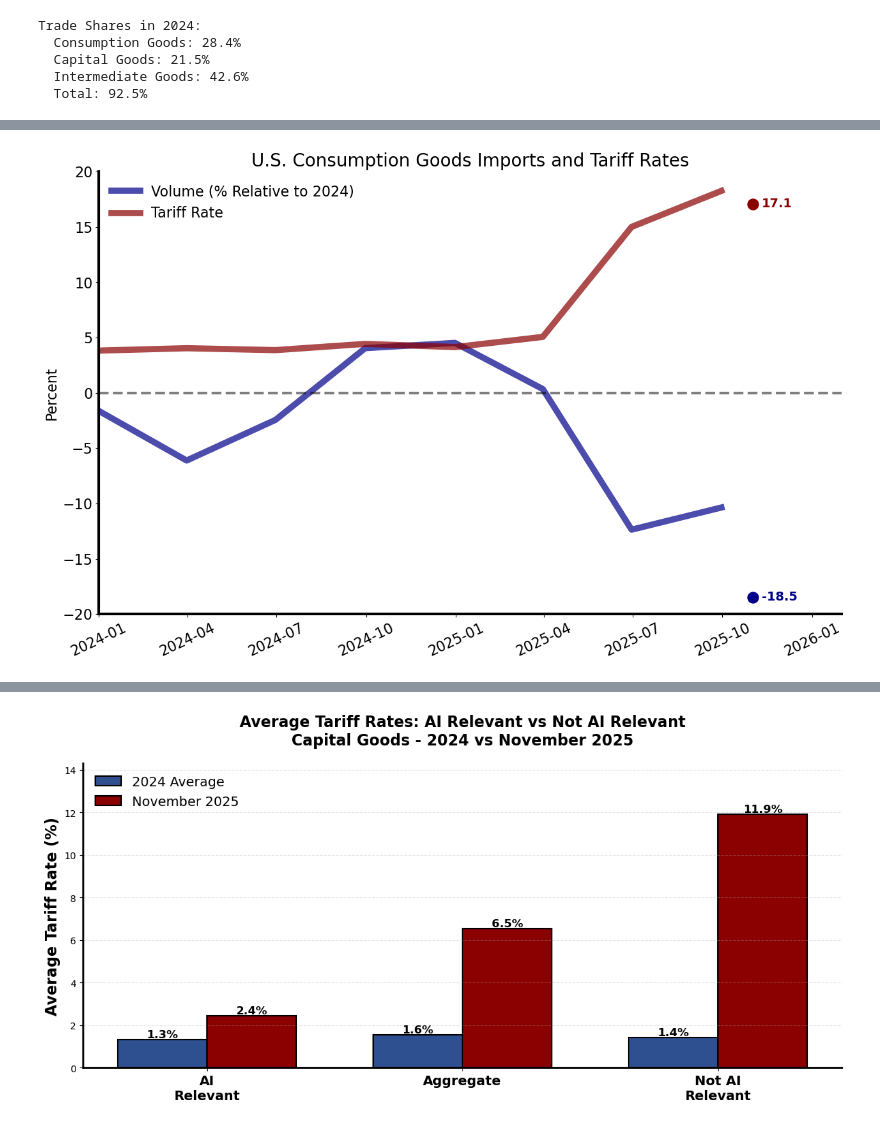
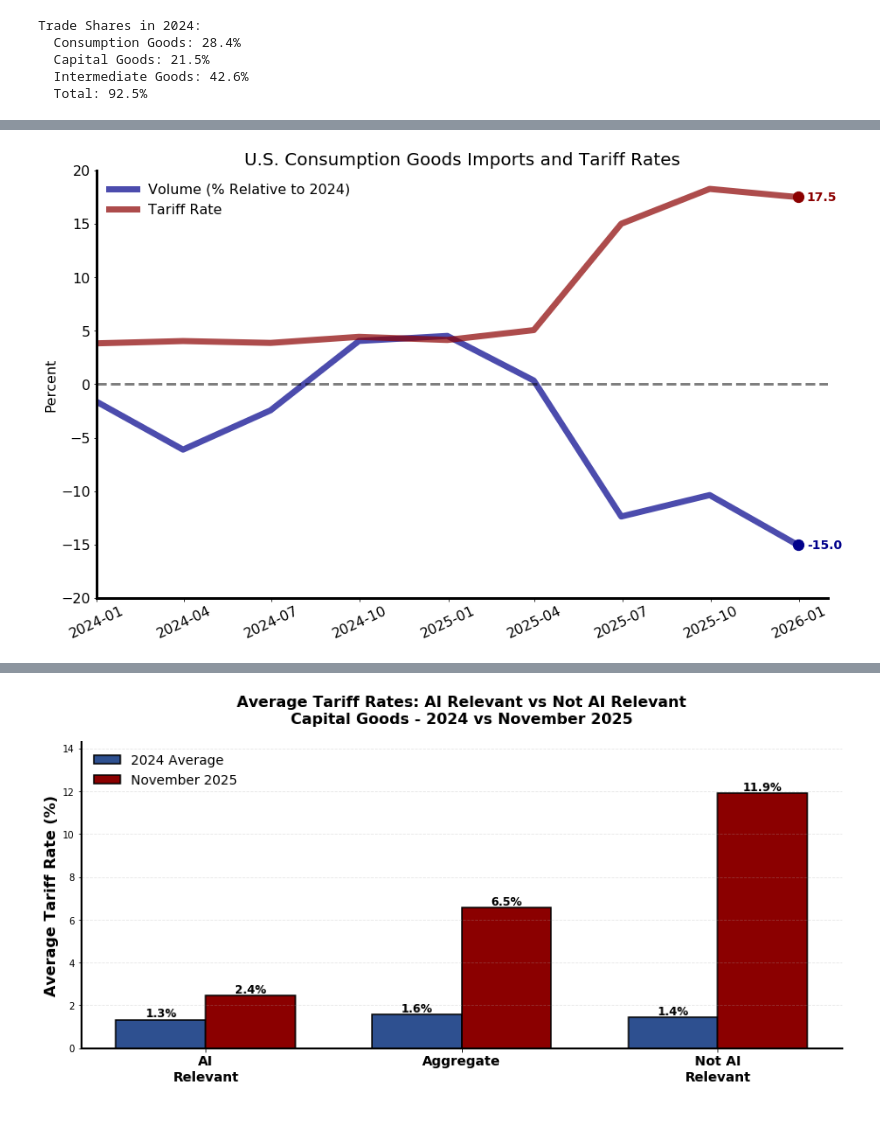
Before and after one commit to tradewartracker/trade-by-enduse, a Jupyter notebook: end-use-breakdown.ipynb, the cells around one changed output, grey strips where cells are left out. Cells and saved outputs as stored; diff of their text form; code cells hidden in the pictures.

```diff
--- a/end-use-breakdown.ipynb
+++ b/end-use-breakdown.ipynb
@@ -341,7 +311,7 @@ dfsec_monthly = dfsec.groupby("time").agg({"CON_VAL_MO": "sum", "CAL_DUT_MO": "s
 dfsec_monthly["tariff"] = 100 * dfsec_monthly["CAL_DUT_MO"] / dfsec_monthly["CON_VAL_MO"]
 dfsec_monthly.set_index("time", inplace=True)
 
-dfsec_quarterly = dfsec.set_index('time').resample('QE').agg({
+dfsec_quarterly = dfsec.set_index('time').resample('Q').agg({
     'CON_VAL_MO': 'sum',
     'CAL_DUT_MO': 'sum'
 })
@@ -359,105 +329,71 @@ sec_trade.set_index("time", inplace=True)
 
 fig, ax = plt.subplots(figsize = (15,9))
 
-# Create second y-axis
-# ax2 = ax.twinx()
+# All quarters are complete
+sec_trade_complete = sec_trade
 
-# Separate complete quarters from incomplete last quarter
-sec_trade_complete = sec_trade.iloc[:-1]
+# Compute volume series
+volume_series = 100*(4*sec_trade_complete["CON_VAL_MO"] / sec_trade["CON_VAL_MO"].loc[index_year].sum() - 1)
 
-# Plot volume on left axis (complete quarters)
-ax.plot(sec_trade_complete.index, 100*(4*sec_trade_complete["CON_VAL_MO"] / sec_trade["CON_VAL_MO"].loc[index_year].sum() - 1) ,
+# Plot volume
+ax.plot(sec_trade_complete.index, volume_series,
         color = "darkblue", alpha = 0.7, linewidth = 7, label="Volume (% Relative to 2024)")
 
-# Plot November 2025 monthly observation as a dot
-november_data = dfsec_monthly[(dfsec_monthly.index.year == 2025) & (dfsec_monthly.index.month == 11)].iloc[-1]
-november_date = november_data.name
-november_volume = 100*(12*november_data["CON_VAL_MO"] / sec_trade["CON_VAL_MO"].loc[index_year].sum() - 1)
-ax.scatter(
-    [november_date],
-    [november_volume],
-    color="darkblue", s=150, zorder=5
-)
-
-# Plot tariff on right axis (complete quarters)
-ax.plot(sec_trade_complete.index, sec_trade_complete["tariff"] ,
+# Plot tariff
+ax.plot(sec_trade_complete.index, sec_trade_complete["tariff"],
         color = "darkred", alpha = 0.7, linewidth = 7, label="Tariff Rate")
 
-# Plot November 2025 monthly tariff observation as a dot
-november_tariff = november_data["tariff"]
-ax.scatter(
-    [november_date],
-    [november_tariff],
-    color="darkred", s=150, zorder=5
-)
+# Annotate last quarterly observation
+last_date = sec_trade_complete.index[-1]
+last_volume = volume_series.iloc[-1]
+last_tariff = sec_trade_complete["tariff"].iloc[-1]
 
-# Add annotations for November observations
-ax.annotate(
-    f'{november_volume:.1f}',
-    xy=(november_date, november_volume),
-    xytext=(10, 0), textcoords='offset points',
-    fontsize=14, fontweight='bold', color='darkblue',
-    va='center'
-)
+ax.scatter([last_date], [last_volume], color="darkblue", s=150, zorder=5)
+ax.scatter([last_date], [last_tariff], color="darkred", s=150, zorder=5)
 
-ax.annotate(
-    f'{november_tariff:.1f}',
-    xy=(november_date, november_tariff),
-    xytext=(10, 0), textcoords='offset points',
-    fontsize=14, fontweight='bold', color='darkred',
-    va='center'
-)
+ax.annotate(f'{last_volume:.1f}',
+            xy=(last_date, last_volume),
+            xytext=(10, 0), textcoords='offset points',
+            fontsize=14, fontweight='bold', color='darkblue', va='center')
+
+ax.annotate(f'{last_tariff:.1f}',
+            xy=(last_date, last_tariff),
+            xytext=(10, 0), textcoords='offset points',
+            fontsize=14, fontweight='bold', color='darkred', va='center')
 
 ax.set_title("U.S. Consumption Goods Imports and Tariff Rates", fontsize = 20)
 
 ax.set_xlim([dt.datetime(2024,1,1), dt.datetime(2026,1,31)])
 
 ax.axhline(y=0, color='black', linestyle='--', linewidth=3, alpha=0.5)
 
-# ax2.axhline(y=sec_trade["tariff"].loc[index_year].mean(), color='darkred', linestyle='--', linewidth=3, alpha=0.5)
-
 ax.set_ylim(-20,20)
-# ax2.set_ylim(0,20)  # Adjust as needed for tariff scale
 
 ax.tick_params(axis='x', labelsize=16, rotation=25)
 ax.tick_params(axis='y', labelsize=16)
-# ax2.tick_params(axis='y', labelsize=16)
-
-# ax2.tick_params(axis='y', colors='darkred')
 
 ax.set_ylabel("Percent", fontsize=16)
-# ax.tick_params(axis='y', colors='darkblue')
-
-# ax2.set_ylabel("Tariff Rate (%)", fontsize=16, color="darkred")# Color the y-axis labels to match the lines
-
 
 ax.legend(loc='upper left', fontsize=16, frameon=False)
-# ax2.spines["right"].set_linewidth(3)
 
-# lines2, labels2 = ax2.get_legend_handles_labels()
-# ax2.spines["top"].set_visible(False)
-
-# ax.legend(lines1 + lines2, labels1 + labels2, loc='upper left', fontsize=16, frameon=False)
 ax.spines["bottom"].set_linewidth(3)
-
 ax.spines["left"].set_linewidth(3)
-
 ax.spines["right"].set_visible(False)
 ax.spines["top"].set_visible(False)
 
 quarterly_export = sec_trade_complete.copy()
 quarterly_export = quarterly_export[["CON_VAL_MO", "tariff"]]
 quarterly_export.index.name = "time"
 quarterly_export.to_csv(output_dir / "consumption_goods_quarterly.csv")
 
 monthly_export = dfsec_monthly.copy()
 monthly_export = monthly_export[["CON_VAL_MO", "tariff"]]
 monthly_export.index.name = "time"
 monthly_export.to_csv(output_dir / "consumption_goods_monthly.csv")
 
 plt.show()
 # %% [output]
-[figure, old version]
+[figure, new version]
 # %%
 dfsec = df[~df["HS2"].isin(excluded_hs2)]
 
```
Also changed, not shown: parts of 11 cells of this notebook, 16 other files.
